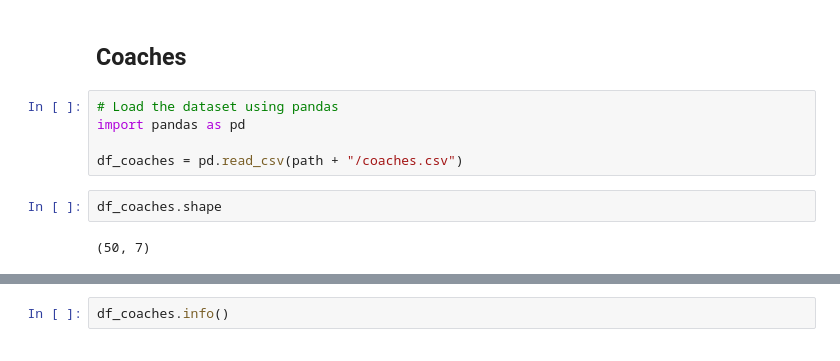
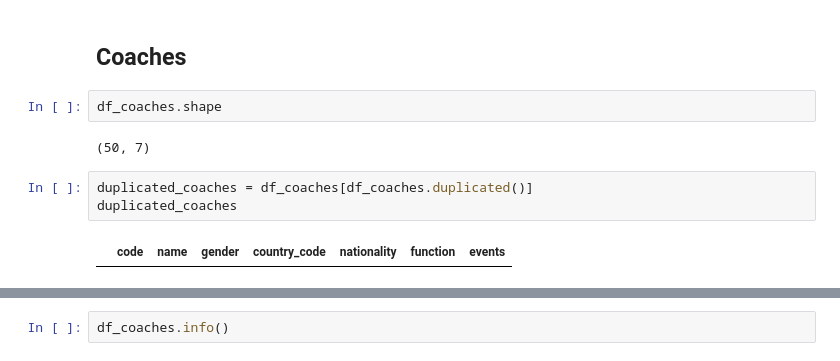
Before and after one commit to com-480-data-visualization/VizLaLune, a Jupyter notebook: DataExploration/PickedDataset/EXPLORATION_Milano_Cortina_2026_Olympic_Winter_Games.ipynb, the cells around one changed output, grey strips where cells are left out. Drawn from its saved outputs; the diff is of its cells as text.

```diff
--- a/DataExploration/PickedDataset/EXPLORATION_Milano_Cortina_2026_Olympic_Winter_Games.ipynb
+++ b/DataExploration/PickedDataset/EXPLORATION_Milano_Cortina_2026_Olympic_Winter_Games.ipynb
@@ -73,11 +143,11 @@ df_athletes.describe()
 # %% [markdown]
 ## Coaches
-# %%
-# Load the dataset using pandas
-import pandas as pd
-
-df_coaches = pd.read_csv(path + "/coaches.csv")
 # %%
 df_coaches.shape
 # %% [output]
 (50, 7)
+# %%
+duplicated_coaches = df_coaches[df_coaches.duplicated()]
+duplicated_coaches
+# %% [output]
+|  | code | name | gender | country_code | nationality | function | events |
```
Also changed, not shown: parts of 37 cells of this notebook.
